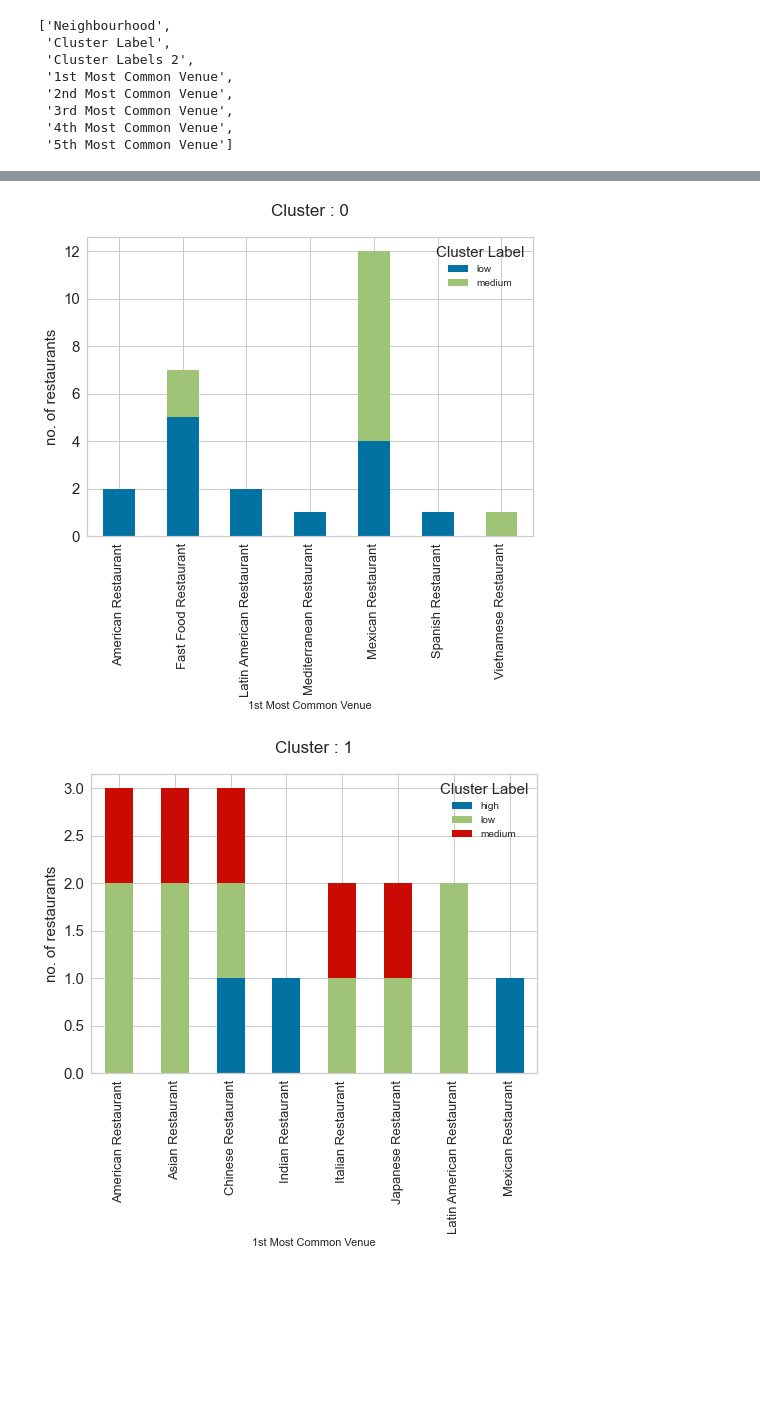
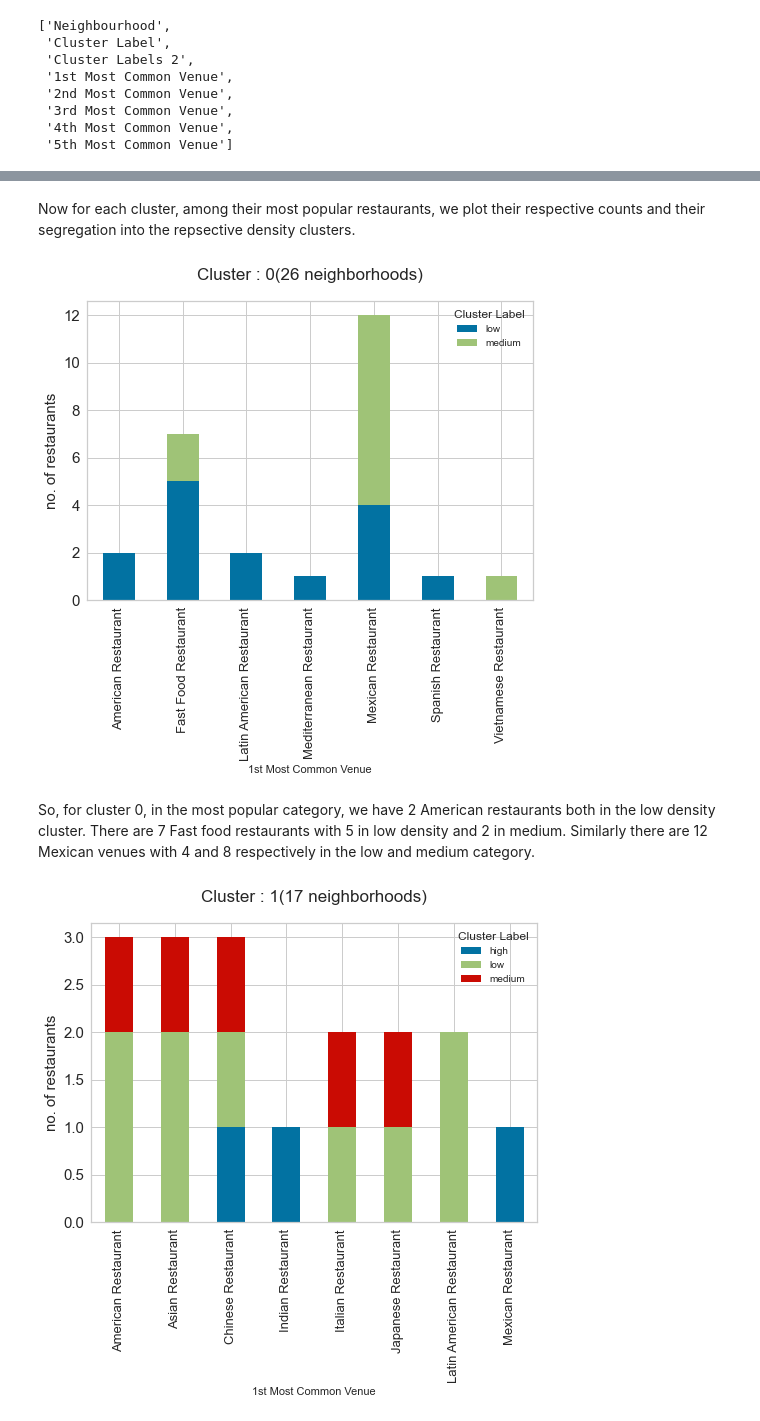
Before and after one commit to jyotisman-ds/Coursera_Capstone, a Jupyter notebook: Exploring LA restaurants.ipynb, the cells around one changed output, grey strips where cells are left out. Cells and saved outputs as stored; diff of their text form; code cells hidden in the pictures; blank space fills up the shorter version.

```diff
--- a/Exploring LA restaurants.ipynb
+++ b/Exploring LA restaurants.ipynb
@@ -259,3 +291,4 @@ LA_venues.head()
 # %%
 path=r'/Users/jyotisman/Desktop/'
-LA_venues.to_csv(path+'LA_venues.csv', index=False)
+LA_venues = pd.read_csv(path+'LA_venues.csv')
+LA_venues.head()
@@ -476,8 +530,8 @@ map_clusters = folium.Map(location=[latitude, longitude], zoom_start=10)
 
 # set color scheme for the clusters
 x = np.arange(kclusters)
-ys = [i + x + (i*x)**2 for i in range(kclusters)]
-colors_array = cm.rainbow(np.linspace(0, 1, len(ys)))
+#ys = [i + x + (i*x)**2 for i in range(kclusters)]
+colors_array = cm.rainbow(np.linspace(0, 1, len(x)))
 rainbow = [colors.rgb2hex(i) for i in colors_array]
 
 # add markers to the map
@@ -668,13 +725,13 @@ LA_final_merged.head()
 | 3 | Arlington Heights | 0.0 | 0.0 | 0.000000 | 0.0 | ... |
 | 4 | Artesia | 0.0 | 0.0 | 0.055556 | 0.0 | ... |
 # %%
-# create map
+# create map for showing all the 10 clusters
 map_clusters2 = folium.Map(location=[latitude, longitude], zoom_start=10)
 
 # set color scheme for the clusters
 x = np.arange(kclusters)
-ys = [i + x + (i*x)**2 for i in range(kclusters)]
-colors_array = cm.rainbow(np.linspace(0, 1, len(ys)))
+#ys = [i + x + (i*x)**2 for i in range(kclusters)]
+colors_array = cm.rainbow(np.linspace(0, 1, len(x)))
 rainbow = [colors.rgb2hex(i) for i in colors_array]
 
 # add markers to the map
@@ -688,7 +745,8 @@ for lat, lon, poi, cluster in zip(LA_final_merged['Latitude'], LA_final_merged['
         color=rainbow[cluster-1],
         fill=True,
         fill_color=rainbow[cluster-1],
-        fill_opacity=0.7).add_to(map_clusters2)
+        fill_opacity=0.7
+        ).add_to(map_clusters2)
 
 map_clusters2
 # %% [output]
@@ -737,23 +800,27 @@ def plotcluster(cluster):
+# %% [markdown]
+Now for each cluster, among their most popular restaurants, we plot their respective counts and their segregation into the repsective density clusters.
 # %%
-def plotcluster2(cluster):
+def plotcluster2(cluster,pop_ven):
 
     cl = clusterlist[cluster]
 
-    df2 = cl.groupby([collist[3], collist[1]])[collist[3]].count().unstack(collist[1]).fillna(0)
+    df2 = cl.groupby([collist[pop_ven], collist[1]])[collist[pop_ven]].count().unstack(collist[1]).fillna(0)
     ax = df2.plot(kind='bar', stacked=True)
     ax.tick_params(axis="x", labelsize=13)
     ax.tick_params(axis="y", labelsize=15)
     plt.ylabel('no. of restaurants',fontsize = 15)
 
-    plt.title('Cluster : {}'.format(cluster), fontsize = 17, y=1.05)
+    plt.title('Cluster : {}({} neighborhoods)'.format(cluster,cl.shape[0]), fontsize = 17, y=1.05)
     #plt.tight_layout()
     plt.show()
 # %%
-plotcluster2(0)
+plotcluster2(0,3)
 # %% [output]
-[figure, old version]
+[figure, new version]
+# %% [markdown]
+So, for cluster 0, in the most popular category, we have 2 American restaurants both in the low density cluster. There are 7 Fast food restaurants with 5 in low density and 2 in medium. Similarly there are 12 Mexican venues with 4 and 8 respectively in the low and medium category.
 # %%
-plotcluster2(1)
+plotcluster2(1,3)
 # %% [output]
-[figure, old version]
+[figure, new version]
 # %%
```
Also changed, not shown: parts of 62 cells of this notebook, 2 other files.
